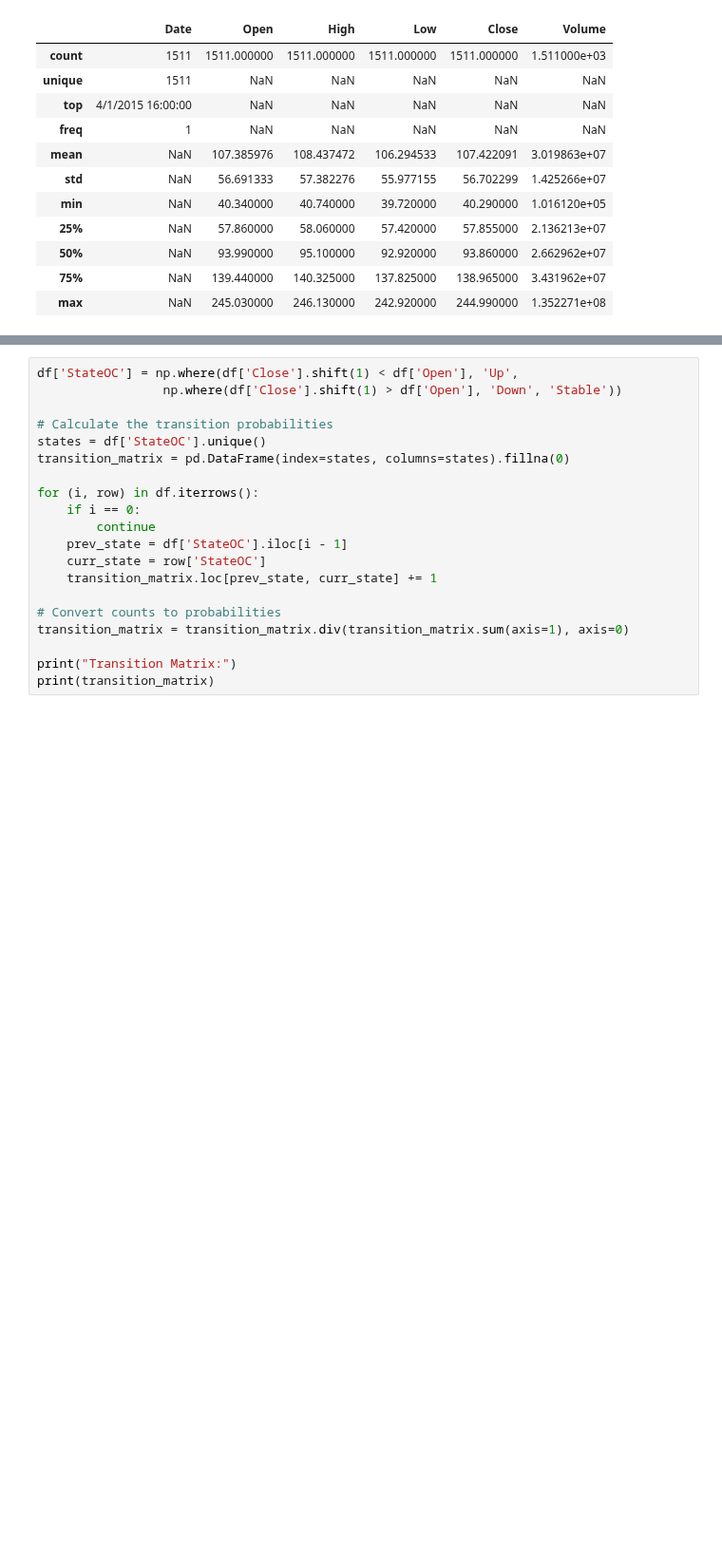
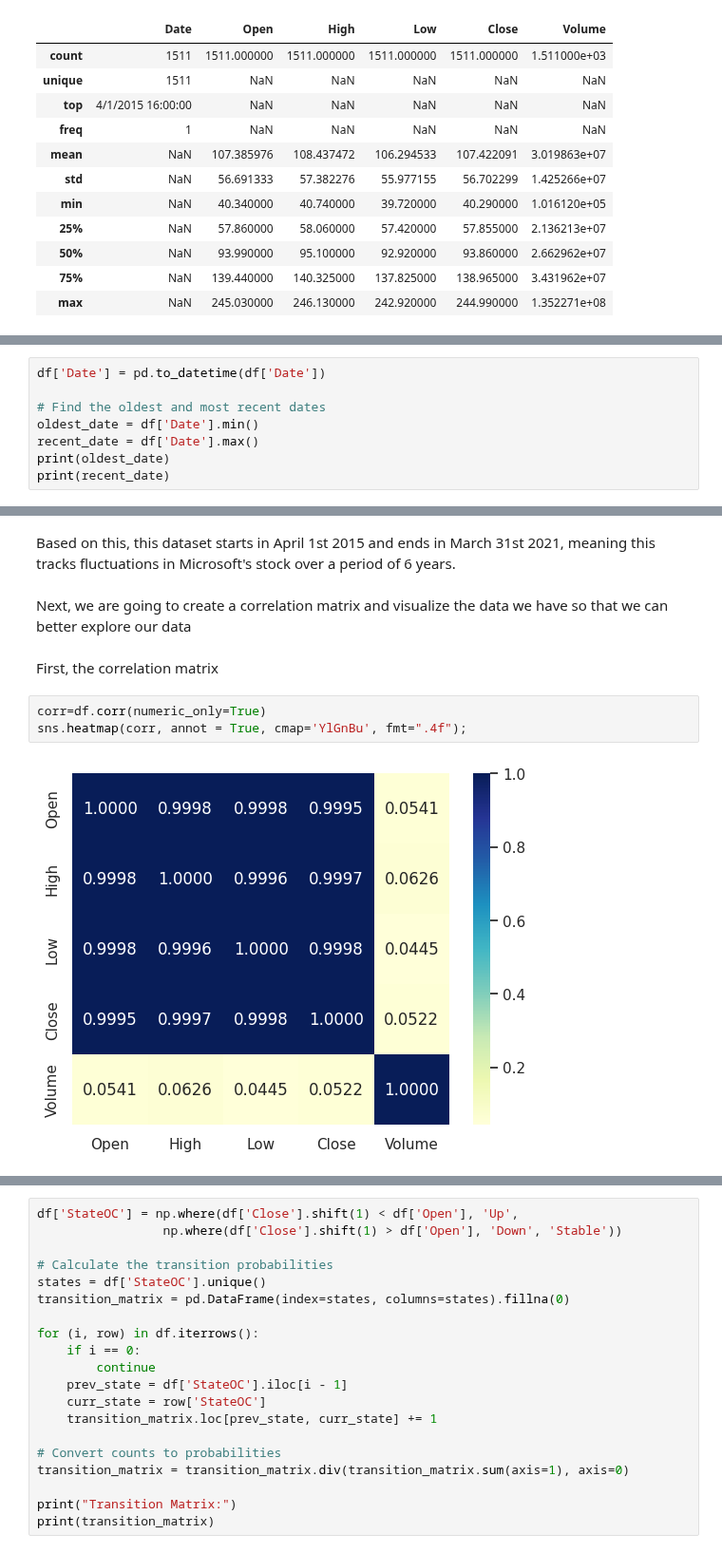
Before and after one commit to Jowayria-27/Artifical-Intelligence-Project, a Jupyter notebook: Microsoft Stocks Prediction.ipynb, the cells around one changed output, grey strips where cells are left out. Shown at 95% size. Saved outputs shown, nothing was run; the diff lists cells and outputs as text; blank space fills up the shorter version.

```diff
--- a/Microsoft Stocks Prediction.ipynb
+++ b/Microsoft Stocks Prediction.ipynb
@@ -167,0 +97,8 @@ Up      0.009744  0.485993  0.504263
+# %%
+df['Date'] = pd.to_datetime(df['Date'])
+
+# Find the oldest and most recent dates
+oldest_date = df['Date'].min()
+recent_date = df['Date'].max()
+print(oldest_date)
+print(recent_date)
@@ -167,0 +108,11 @@ Up      0.009744  0.485993  0.504263
+# %% [markdown]
+Based on this, this dataset starts in April 1st 2015 and ends in March 31st 2021, meaning this tracks fluctuations in Microsoft's stock over a period of 6 years.
+# %% [markdown]
+Next, we are going to create a correlation matrix and visualize the data we have so that we can better explore our data
+# %% [markdown]
+First, the correlation matrix
+# %%
+corr=df.corr(numeric_only=True)
+sns.heatmap(corr, annot = True, cmap='YlGnBu', fmt=".4f");
+# %% [output]
+[figure, added]
```
Also changed, not shown: parts of 45 cells of this notebook.
